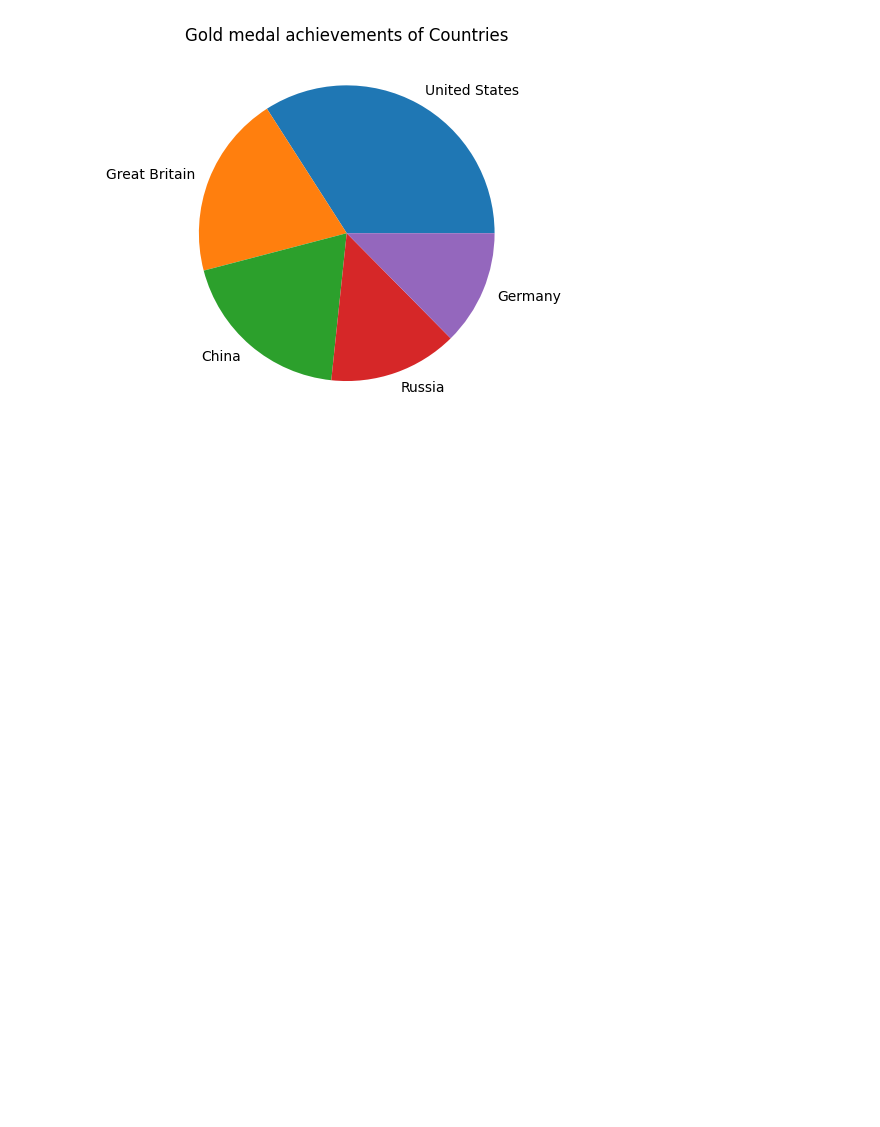
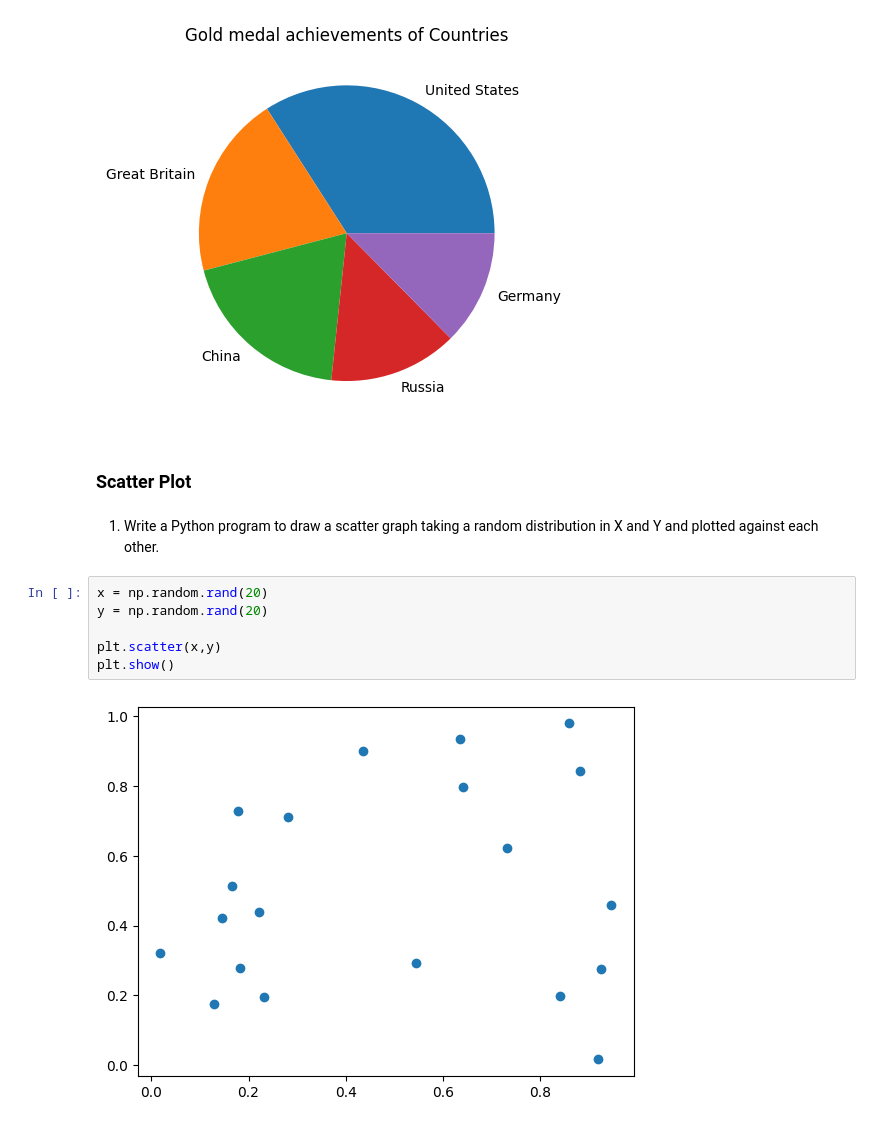
Before and after one commit to aleena2121/python-libraries, a Jupyter notebook: MatPlotLib/problems.ipynb, the cells around one changed output. Saved outputs shown, nothing was run; the diff lists cells and outputs as text; blank space fills up the shorter version.

Commit message:
Scatter Plot Problems

```diff
--- a/MatPlotLib/problems.ipynb
+++ b/MatPlotLib/problems.ipynb
@@ -485,3 +485,15 @@ plt.title("Gold medal achievements of Countries")
 plt.show()
 # %% [output]
 [figure]
+# %% [markdown]
+### Scatter Plot
+# %% [markdown]
+1. Write a Python program to draw a scatter graph taking a random distribution in X and Y and plotted against each other.
+# %%
+x = np.random.rand(20)
+y = np.random.rand(20)
+
+plt.scatter(x,y)
+plt.show()
+# %% [output]
+[figure, added]
```
Also changed, not shown: parts of 6 cells of this notebook.
